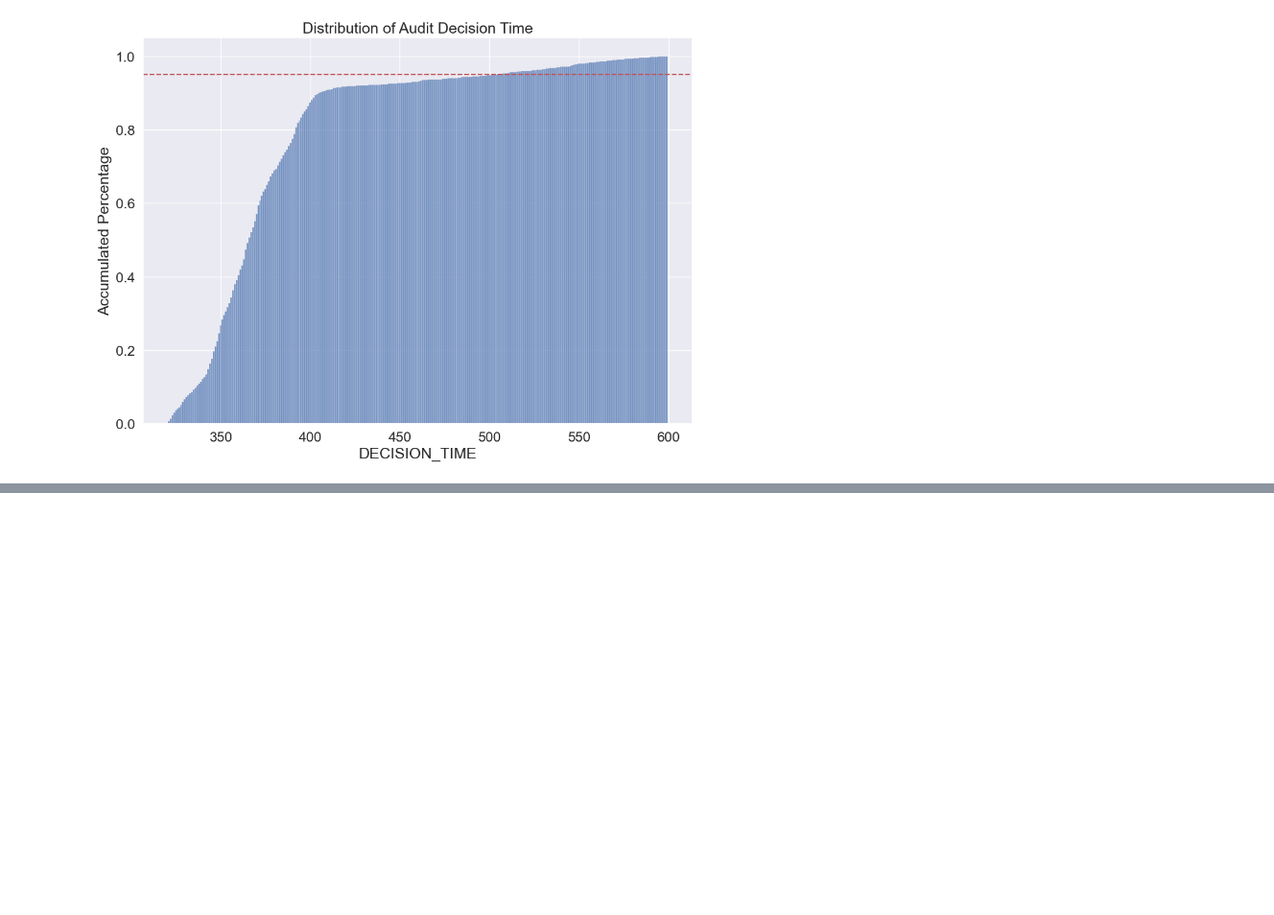
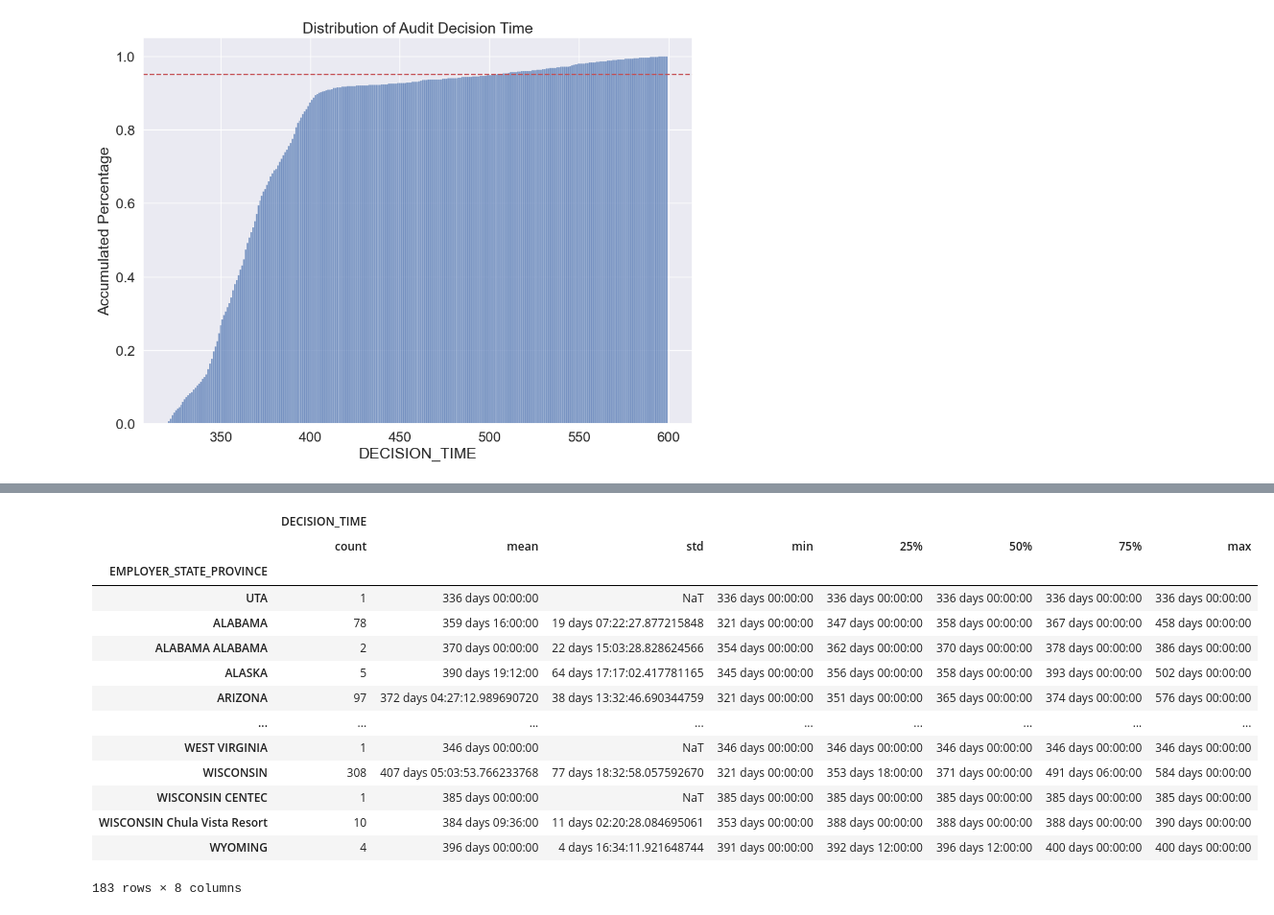
Before and after one commit to baslia/perm_analysis, a Jupyter notebook: audit_analysis.ipynb, the cells around one changed output, grey strips where cells are left out. Shown at 96% size. Cells and saved outputs as stored; diff of their text form; code cells hidden in the pictures; blank space fills up the shorter version.

```diff
--- a/audit_analysis.ipynb
+++ b/audit_analysis.ipynb
@@ -56,0 +77,18 @@ ax.axhline(y=0.95, color='r', linestyle='--')
+# %%
+df_audit[['EMPLOYER_STATE_PROVINCE', 'DECISION_TIME']].groupby('EMPLOYER_STATE_PROVINCE').describe()
+# %% [output]
+|  | DECISION_TIME |  |  |  |  |  |  |  |
+|  | count | mean | std | min | 25% | 50% | 75% | max |
+| EMPLOYER_STATE_PROVINCE |  |  |  |  |  |  |  |  |
+| UTA | 1 | 336 days 00:00:00 | NaT | 336 days 00:00:00 | 336 days 00:00:00 | 336 days 00:00:00 | 336 days 00:00:00 | 336 days 00:00:00 |
+| ALABAMA | 78 | 359 days 16:00:00 | 19 days 07:22:27.877215848 | 321 days 00:00:00 | 347 days 00:00:00 | 358 days 00:00:00 | 367 days 00:00:00 | 458 days 00:00:00 |
+| ALABAMA ALABAMA | 2 | 370 days 00:00:00 | 22 days 15:03:28.828624566 | 354 days 00:00:00 | 362 days 00:00:00 | 370 days 00:00:00 | 378 days 00:00:00 | 386 days 00:00:00 |
+| ALASKA | 5 | 390 days 19:12:00 | 64 days 17:17:02.417781165 | 345 days 00:00:00 | 356 days 00:00:00 | 358 days 00:00:00 | 393 days 00:00:00 | 502 days 00:00:00 |
+| ARIZONA | 97 | 372 days 04:27:12.989690720 | 38 days 13:32:46.690344759 | 321 days 00:00:00 | 351 days 00:00:00 | 365 days 00:00:00 | 374 days 00:00:00 | 576 days 00:00:00 |
+| ... | ... | ... | ... | ... | ... | ... | ... | ... |
+| WEST VIRGINIA | 1 | 346 days 00:00:00 | NaT | 346 days 00:00:00 | 346 days 00:00:00 | 346 days 00:00:00 | 346 days 00:00:00 | 346 days 00:00:00 |
+| WISCONSIN | 308 | 407 days 05:03:53.766233768 | 77 days 18:32:58.057592670 | 321 days 00:00:00 | 353 days 18:00:00 | 371 days 00:00:00 | 491 days 06:00:00 | 584 days 00:00:00 |
+| WISCONSIN CENTEC | 1 | 385 days 00:00:00 | NaT | 385 days 00:00:00 | 385 days 00:00:00 | 385 days 00:00:00 | 385 days 00:00:00 | 385 days 00:00:00 |
+| WISCONSIN Chula Vista Resort | 10 | 384 days 09:36:00 | 11 days 02:20:28.084695061 | 353 days 00:00:00 | 388 days 00:00:00 | 388 days 00:00:00 | 388 days 00:00:00 | 390 days 00:00:00 |
+| WYOMING | 4 | 396 days 00:00:00 | 4 days 16:34:11.921648744 | 391 days 00:00:00 | 392 days 12:00:00 | 396 days 12:00:00 | 400 days 00:00:00 | 400 days 00:00:00 |
+183 rows × 8 columns
```
Also changed, not shown: parts of 5 cells of this notebook, 1 other file.
